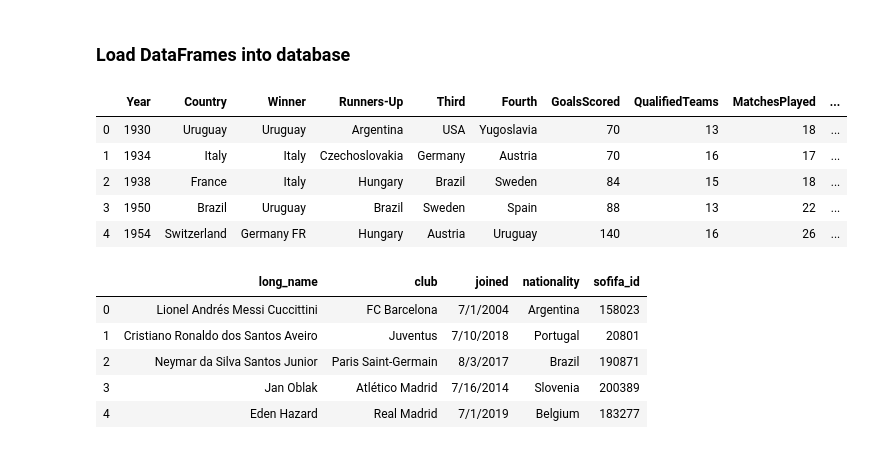
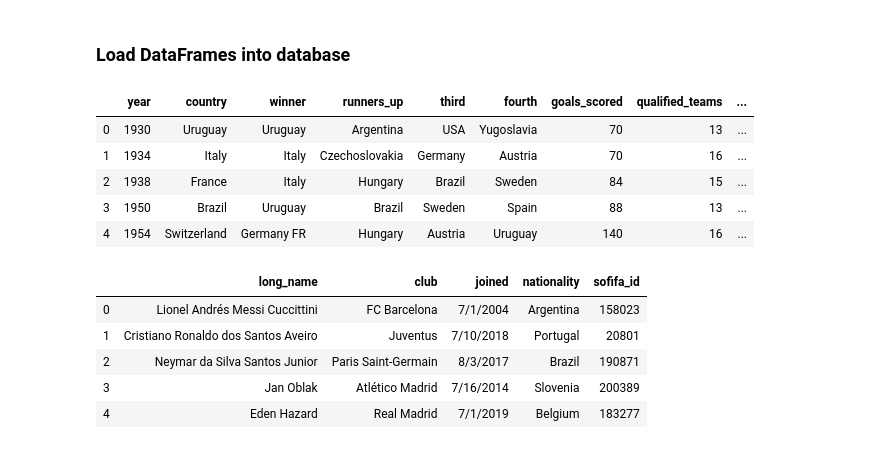
Before and after one commit to dpatel77/FIFA-ETL, a Jupyter notebook: FIFA.ipynb, the cells around one changed output. Cells and saved outputs as stored; diff of their text form; code cells hidden in the pictures.

Commit message:
Changes to columns names

```diff
--- a/FIFA.ipynb
+++ b/FIFA.ipynb
@@ -99,3 +152,7 @@ world_df_dup['Country'].unique()
 array(['Uruguay', 'Italy', 'France', 'Brazil', 'Switzerland', 'Sweden',
        'Chile', 'England', 'Mexico', 'Germany', 'Argentina', 'Spain',
        'USA', 'Korea Republic', 'South Africa', 'Japan'], dtype=object)
+# %%
+world_df_dup.columns = map(str.lower, world_df_dup.columns)
+world_df_dup = world_df_dup.rename(columns={"runners-up": "runners_up", "goalsscored": "goals_scored", "qualifiedteams" : "qualified_teams","matchesplayed":"matches_played"})
+world_df_dup
@@ -232,16 +293,30 @@ Engine(postgresql://postgres:***@localhost:5432/etl)
 # %% [markdown]
 ### Load DataFrames into database
 # %%
-world_df_dup.to_sql(name='world_cup', con=engine, if_exists='replace', index=False)
+world_df_dup.to_sql(name='world_cup', con=engine, if_exists='replace', index=False
+#                    dtype={"Year": Integer(),
+#                        "Country": String(),
+#                        "Country": String(),
+#                        "Winner": String(),
+#                        "Runners-Up": String(),
+#                        "Third": String(),
+#                        "Fourth": String(),
+#                        "GoalsScored": Integer(),
+#                        "QualifiedTeams": Integer(),
+#                        "MatchesPlayed": Integer(),
+#                        "Attendance": String()
+                   )
+#with engine.connect() as con:
+#    con.execute('ALTER TABLE "world_cup" ADD PRIMARY KEY ("Year");')
 world=pd.read_sql_query('select * from world_cup', con=engine).head()
 world
 # %% [output]
-|  | Year | Country | Winner | Runners-Up | Third | Fourth | GoalsScored | QualifiedTeams | MatchesPlayed | ... |
-| 0 | 1930 | Uruguay | Uruguay | Argentina | USA | Yugoslavia | 70 | 13 | 18 | ... |
-| 1 | 1934 | Italy | Italy | Czechoslovakia | Germany | Austria | 70 | 16 | 17 | ... |
-| 2 | 1938 | France | Italy | Hungary | Brazil | Sweden | 84 | 15 | 18 | ... |
-| 3 | 1950 | Brazil | Uruguay | Brazil | Sweden | Spain | 88 | 13 | 22 | ... |
-| 4 | 1954 | Switzerland | Germany FR | Hungary | Austria | Uruguay | 140 | 16 | 26 | ... |
+|  | year | country | winner | runners_up | third | fourth | goals_scored | qualified_teams | ... |
+| 0 | 1930 | Uruguay | Uruguay | Argentina | USA | Yugoslavia | 70 | 13 | ... |
+| 1 | 1934 | Italy | Italy | Czechoslovakia | Germany | Austria | 70 | 16 | ... |
+| 2 | 1938 | France | Italy | Hungary | Brazil | Sweden | 84 | 15 | ... |
+| 3 | 1950 | Brazil | Uruguay | Brazil | Sweden | Spain | 88 | 13 | ... |
+| 4 | 1954 | Switzerland | Germany FR | Hungary | Austria | Uruguay | 140 | 16 | ... |
 # %%
 players_df.to_sql(name='players', con=engine, if_exists='replace', index=False)
 players=pd.read_sql_query('select * from players', con=engine).head()
```
Also changed, not shown: parts of 9 cells of this notebook.
